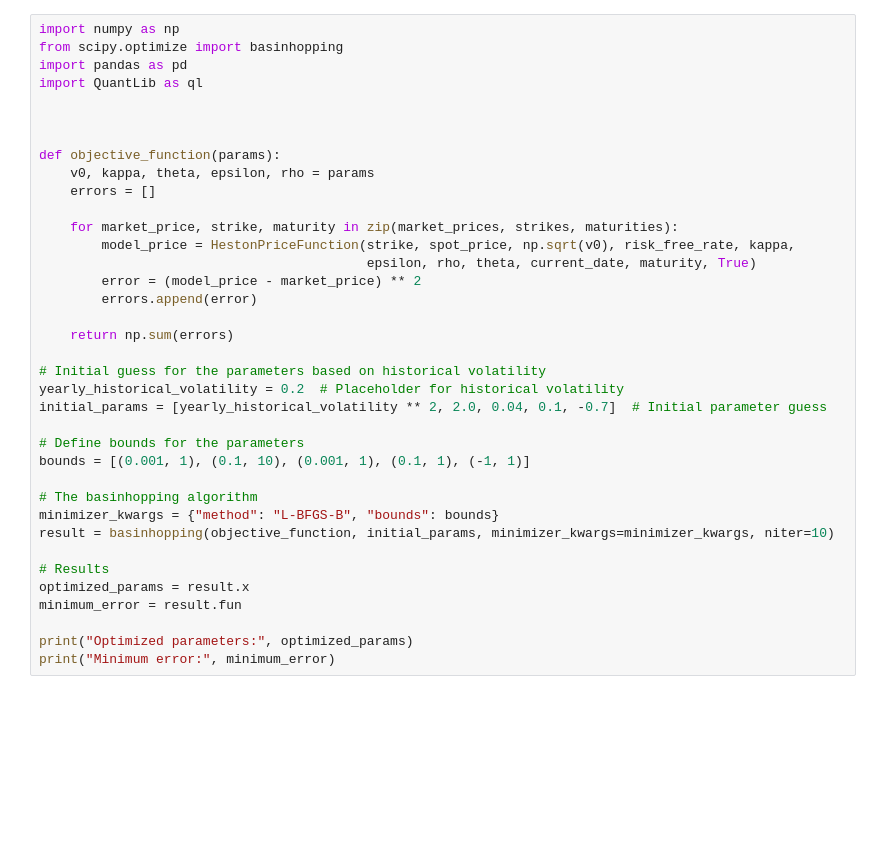
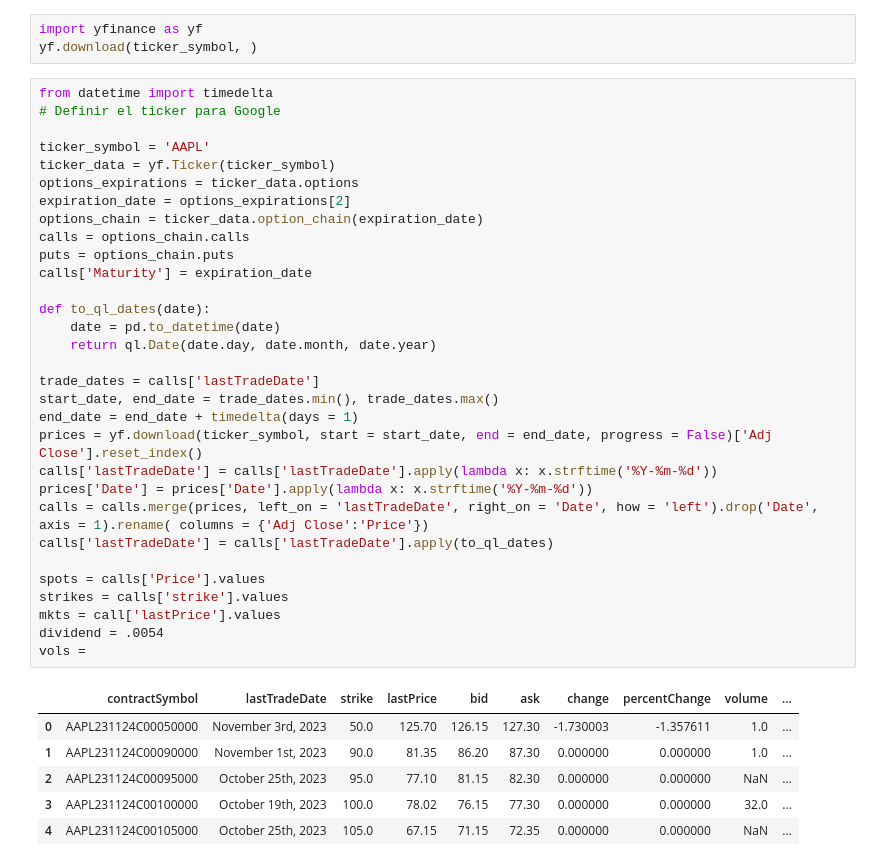
Before and after one commit to waldensanchez/HestonAutomation, a Jupyter notebook: NewApproach.ipynb, the cells around one changed output. Drawn from its saved outputs; the diff is of its cells as text; blank space fills up the shorter version.

Commit message:
Functional version

```diff
--- a/NewApproach.ipynb
+++ b/NewApproach.ipynb
@@ -79,37 +31,41 @@ def HestonPriceFunction(strike_price: float, spot_price: float, yearly_historica
-# %%
-import numpy as np
-from scipy.optimize import basinhopping
-import pandas as pd
-import QuantLib as ql
-
-
-
-def objective_function(params):
-    v0, kappa, theta, epsilon, rho = params
-    errors = []
-
-    for market_price, strike, maturity in zip(market_prices, strikes, maturities):
-        model_price = HestonPriceFunction(strike, spot_price, np.sqrt(v0), risk_free_rate, kappa,
-                                          epsilon, rho, theta, current_date, maturity, True)
-        error = (model_price - market_price) ** 2
-        errors.append(error)
-
-    return np.sum(errors)
-
-# Initial guess for the parameters based on historical volatility
-yearly_historical_volatility = 0.2  # Placeholder for historical volatility
-initial_params = [yearly_historical_volatility ** 2, 2.0, 0.04, 0.1, -0.7]  # Initial parameter guess
-
-# Define bounds for the parameters
-bounds = [(0.001, 1), (0.1, 10), (0.001, 1), (0.1, 1), (-1, 1)]
-
-# The basinhopping algorithm
-minimizer_kwargs = {"method": "L-BFGS-B", "bounds": bounds}
-result = basinhopping(objective_function, initial_params, minimizer_kwargs=minimizer_kwargs, niter=10)
-
-# Results
-optimized_params = result.x
-minimum_error = result.fun
-
-print("Optimized parameters:", optimized_params)
-print("Minimum error:", minimum_error)
+# %%
+import yfinance as yf
+yf.download(ticker_symbol, )
+# %%
+from datetime import timedelta
+# Definir el ticker para Google
+
+ticker_symbol = 'AAPL'
+ticker_data = yf.Ticker(ticker_symbol)
+options_expirations = ticker_data.options
+expiration_date = options_expirations[2]
+options_chain = ticker_data.option_chain(expiration_date)
+calls = options_chain.calls
+puts = options_chain.puts
+calls['Maturity'] = expiration_date
+
+def to_ql_dates(date):
+    date = pd.to_datetime(date)
+    return ql.Date(date.day, date.month, date.year)
+
+trade_dates = calls['lastTradeDate']
+start_date, end_date = trade_dates.min(), trade_dates.max()
+end_date = end_date + timedelta(days = 1)
+prices = yf.download(ticker_symbol, start = start_date, end = end_date, progress = False)['Adj Close'].reset_index()
+calls['lastTradeDate'] = calls['lastTradeDate'].apply(lambda x: x.strftime('%Y-%m-%d'))
+prices['Date'] = prices['Date'].apply(lambda x: x.strftime('%Y-%m-%d'))
+calls = calls.merge(prices, left_on = 'lastTradeDate', right_on = 'Date', how = 'left').drop('Date', axis = 1).rename( columns = {'Adj Close':'Price'})
+calls['lastTradeDate'] = calls['lastTradeDate'].apply(to_ql_dates)
+
+spots = calls['Price'].values
+strikes = calls['strike'].values
+mkts = call['lastPrice'].values
+dividend = .0054
+vols =
+# %% [output]
+|  | contractSymbol | lastTradeDate | strike | lastPrice | bid | ask | change | percentChange | volume | ... |
+| 0 | AAPL231124C00050000 | November 3rd, 2023 | 50.0 | 125.70 | 126.15 | 127.30 | -1.730003 | -1.357611 | 1.0 | ... |
+| 1 | AAPL231124C00090000 | November 1st, 2023 | 90.0 | 81.35 | 86.20 | 87.30 | 0.000000 | 0.000000 | 1.0 | ... |
+| 2 | AAPL231124C00095000 | October 25th, 2023 | 95.0 | 77.10 | 81.15 | 82.30 | 0.000000 | 0.000000 | NaN | ... |
+| 3 | AAPL231124C00100000 | October 19th, 2023 | 100.0 | 78.02 | 76.15 | 77.30 | 0.000000 | 0.000000 | 32.0 | ... |
+| 4 | AAPL231124C00105000 | October 25th, 2023 | 105.0 | 67.15 | 71.15 | 72.35 | 0.000000 | 0.000000 | NaN | ... |
```
Also changed, not shown: parts of 7 cells of this notebook, 3 other files.
